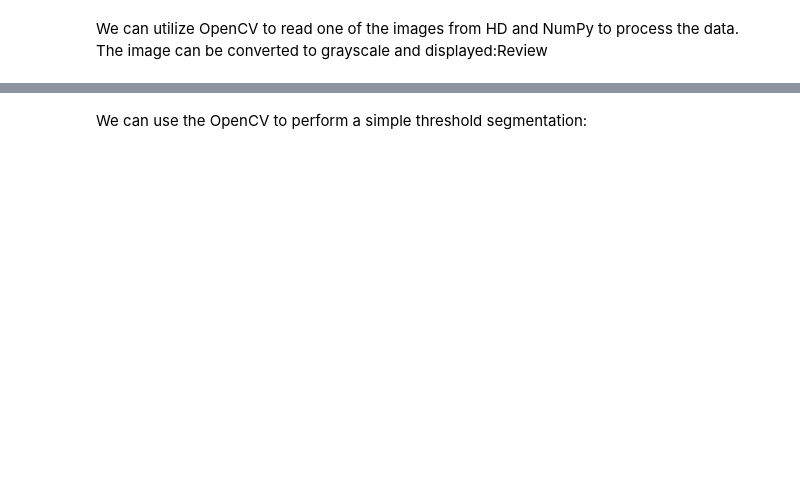
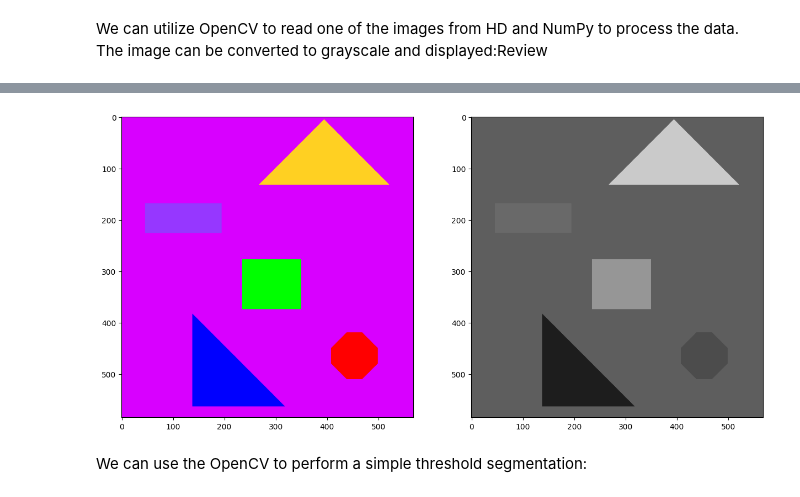
Before and after one commit to zrthxn/CuRC, a Jupyter notebook: Tutorial_06.ipynb, the cells around one changed output, grey strips where cells are left out. Cells and saved outputs as stored; diff of their text form; code cells hidden in the pictures; blank space fills up the shorter version.

```diff
--- a/Tutorial_06.ipynb
+++ b/Tutorial_06.ipynb
@@ -62,14 +41,16 @@ show_gray(img_gray, axis[1])
 # %%
-img = cv2.imread("SegmentationI/image_n0.png")
+img = cv2.imread("Exercises/SegmentationI/image_n0.png")
 
 img_rgb = cv2.cvtColor(img, cv2.COLOR_BGR2RGB) # Convert BGR to RGB
 
 figure, axis = plt.subplots(1, 2, figsize=(15, 15)) # subplots let you visualize multiple outputs simultanously
 
 img_gray = cv2.cvtColor(img, cv2.COLOR_BGR2GRAY) # Convert BGR to grayscale
 
 axis[0].imshow(img_rgb)
 show_gray(img_gray, axis[1])
+# %% [output]
+[figure, added]
 # %% [markdown]
 We can use the OpenCV to perform a simple threshold segmentation:
 # %%
```
Also changed, not shown: parts of 18 cells of this notebook, 11 other files.
